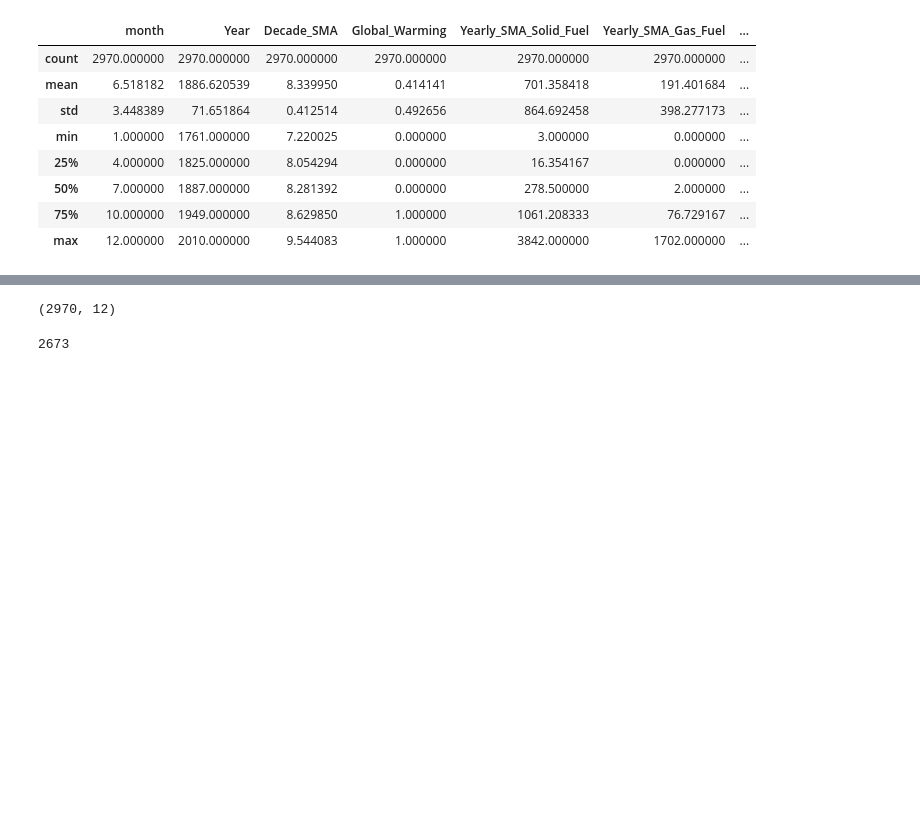
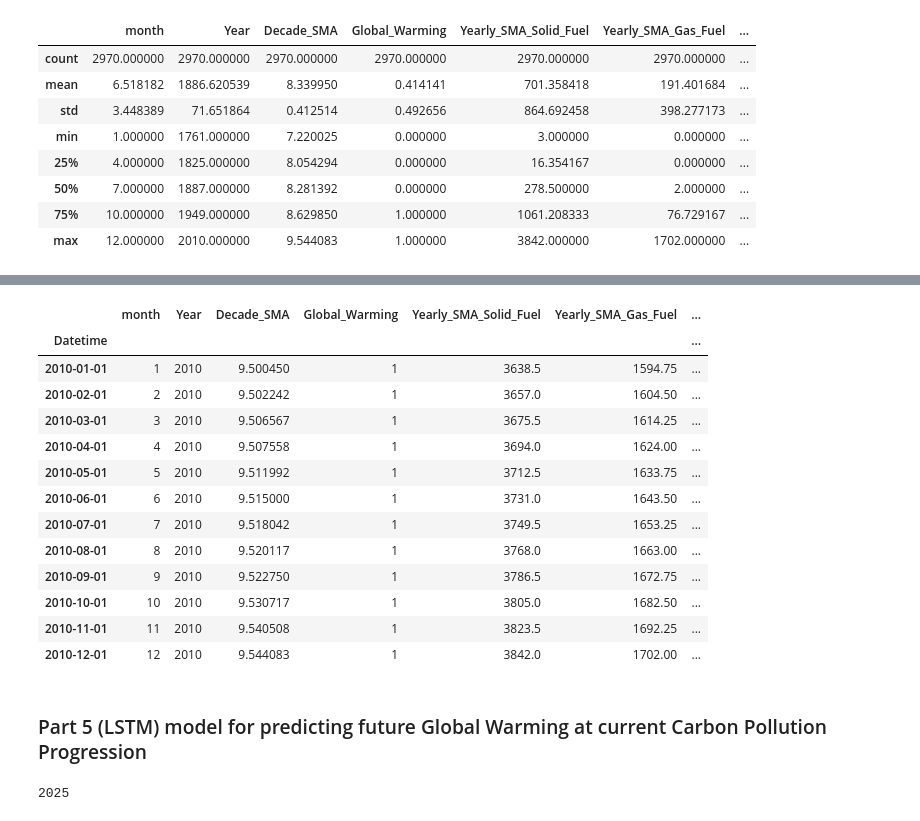
Before and after one commit to John-G-Thomas/Prodjects, a Jupyter notebook: Project_2.ipynb, the cells around one changed output, grey strips where cells are left out. Saved outputs shown, nothing was run; the diff lists cells and outputs as text; code cells hidden in the pictures; blank space fills up the shorter version.

```diff
--- a/Project_2.ipynb
+++ b/Project_2.ipynb
@@ -439,0 +441,2 @@ plt.ylabel('Global Decade Average Temperature in (celsius)');
+# %%
+df['Datetime']= df.index
@@ -440,18 +736,40 @@ plt.ylabel('Global Decade Average Temperature in (celsius)');
+# %%
+df.tail(12)
+# %% [output]
+|  | month | Year | Decade_SMA | Global_Warming | Yearly_SMA_Solid_Fuel | Yearly_SMA_Gas_Fuel | ... |
+| Datetime |  |  |  |  |  |  | ... |
+| 2010-01-01 | 1 | 2010 | 9.500450 | 1 | 3638.5 | 1594.75 | ... |
+| 2010-02-01 | 2 | 2010 | 9.502242 | 1 | 3657.0 | 1604.50 | ... |
+| 2010-03-01 | 3 | 2010 | 9.506567 | 1 | 3675.5 | 1614.25 | ... |
+| 2010-04-01 | 4 | 2010 | 9.507558 | 1 | 3694.0 | 1624.00 | ... |
+| 2010-05-01 | 5 | 2010 | 9.511992 | 1 | 3712.5 | 1633.75 | ... |
+| 2010-06-01 | 6 | 2010 | 9.515000 | 1 | 3731.0 | 1643.50 | ... |
+| 2010-07-01 | 7 | 2010 | 9.518042 | 1 | 3749.5 | 1653.25 | ... |
+| 2010-08-01 | 8 | 2010 | 9.520117 | 1 | 3768.0 | 1663.00 | ... |
+| 2010-09-01 | 9 | 2010 | 9.522750 | 1 | 3786.5 | 1672.75 | ... |
+| 2010-10-01 | 10 | 2010 | 9.530717 | 1 | 3805.0 | 1682.50 | ... |
+| 2010-11-01 | 11 | 2010 | 9.540508 | 1 | 3823.5 | 1692.25 | ... |
+| 2010-12-01 | 12 | 2010 | 9.544083 | 1 | 3842.0 | 1702.00 | ... |
+# %% [markdown]
+### Part 5 (LSTM) model for predicting future Global Warming at current Carbon Pollution Progression
 # %%
 # Tuesday (LSTM) to predict future global warming temperatures with carbon emmisions and then wihtout carbon emmisions
-# %%
-df.shape
-# %% [output]
-(2970, 12)
+# %%
+data = X.filter(['Decade_SMA'])
+#Convert dataframe numpy array
+dataset=data.values
+#Get the number of rows to train the model on
+train_len = math.ceil(len(dataset) *.5)
+train_len
+# %% [output]
+2025
 # %%
-data = df.filter(['Decade_SMA'])
+#data = df.filter(['Decade_SMA'])
 #Convert dataframe numpy array
-dataset=data.values
+#dataset=data.values
 #Get the number of rows to train the model on
-train_len = math.ceil(len(dataset) *.9)
-train_len
+#train_len = math.ceil(len(dataset) *.9)
+#train_len
-# %% [output]
-2673
 # %%
 dataset
 # %% [output]
```
Also changed, not shown: parts of 48 cells of this notebook.
